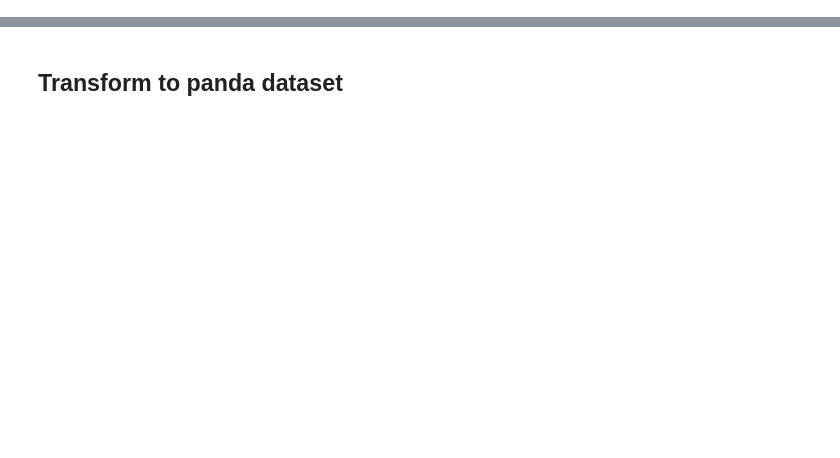
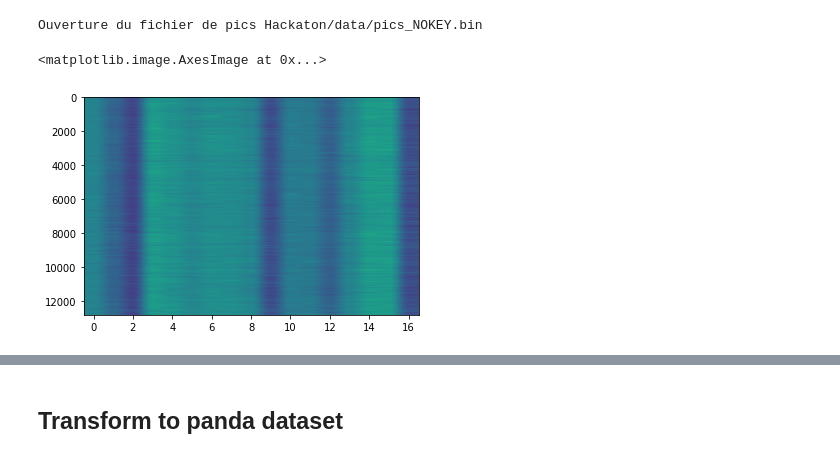
Before and after one commit to Craizox/hackathon, a Jupyter notebook: Hackathon.ipynb, the cells around one changed output, grey strips where cells are left out. Drawn from its saved outputs; the diff is of its cells as text; code cells hidden in the pictures; blank space fills up the shorter version.

```diff
--- a/Hackathon.ipynb
+++ b/Hackathon.ipynb
@@ -18,0 +19,15 @@ from Hackaton.python.read_pics import get_pics_from_file
+# %%
+mean_dic = dict()
+pics_name = os.listdir('Hackaton/data/')
+
+pics_no_key, info = get_pics_from_file(f'Hackaton/data/pics_NOKEY.bin')
+signal_no = np.array(pics_no_key)
+
+mean_dic['pics_NOKEY.bin'] = signal_no.mean(axis=0)
+# %% [output]
+Ouverture du fichier de pics Hackaton/data/pics_NOKEY.bin
+# %%
+plt.imshow(signal_no, aspect="auto")
+# %% [output]
+<matplotlib.image.AxesImage at 0x...>
+[figure, added]
```
Also changed, not shown: parts of 28 cells of this notebook.
